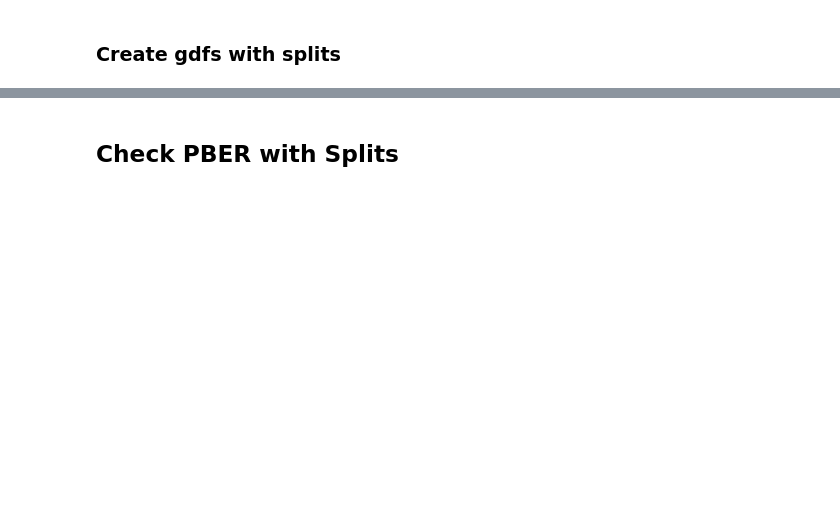
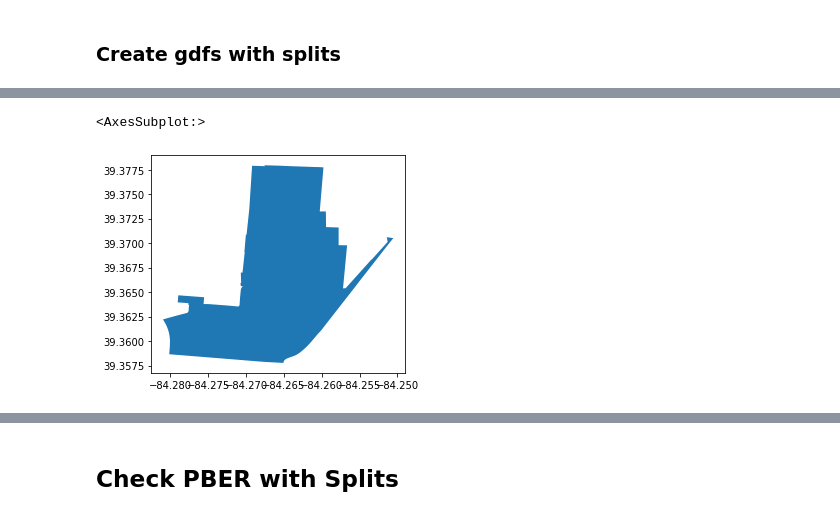
Before and after one commit to nonpartisan-redistricting-datahub/pber_collection, a Jupyter notebook: OH/2022/oh_boundaries_prec_matching.ipynb, the cells around one changed output, grey strips where cells are left out. Cells and saved outputs as stored; diff of their text form; code cells hidden in the pictures; blank space fills up the shorter version.

```diff
--- a/OH/2022/oh_boundaries_prec_matching.ipynb
+++ b/OH/2022/oh_boundaries_prec_matching.ipynb
@@ -1458,0 +1395,5 @@ su_elections_df[su_elections_df["SU_DIST"]==0]
+# %%
+sl_pber_splits_gdf[sl_pber_splits_gdf['UNIQUE_ID'].str.contains("WARREN-AHB")].plot()
+# %% [output]
+<AxesSubplot:>
+[figure, added]
```
Also changed, not shown: parts of 53 cells of this notebook.
